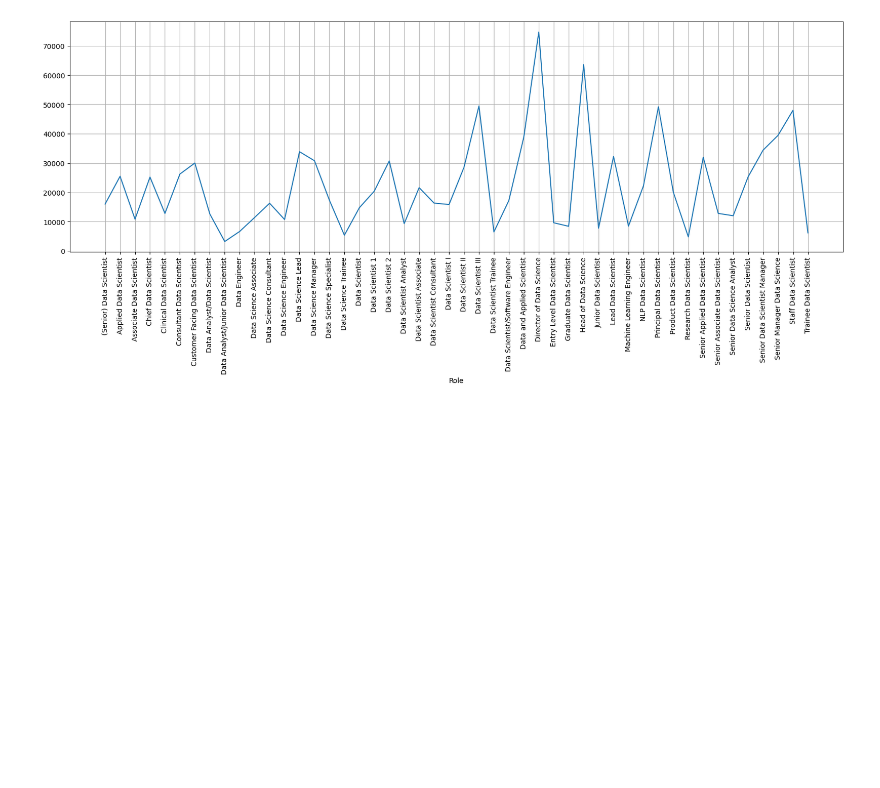
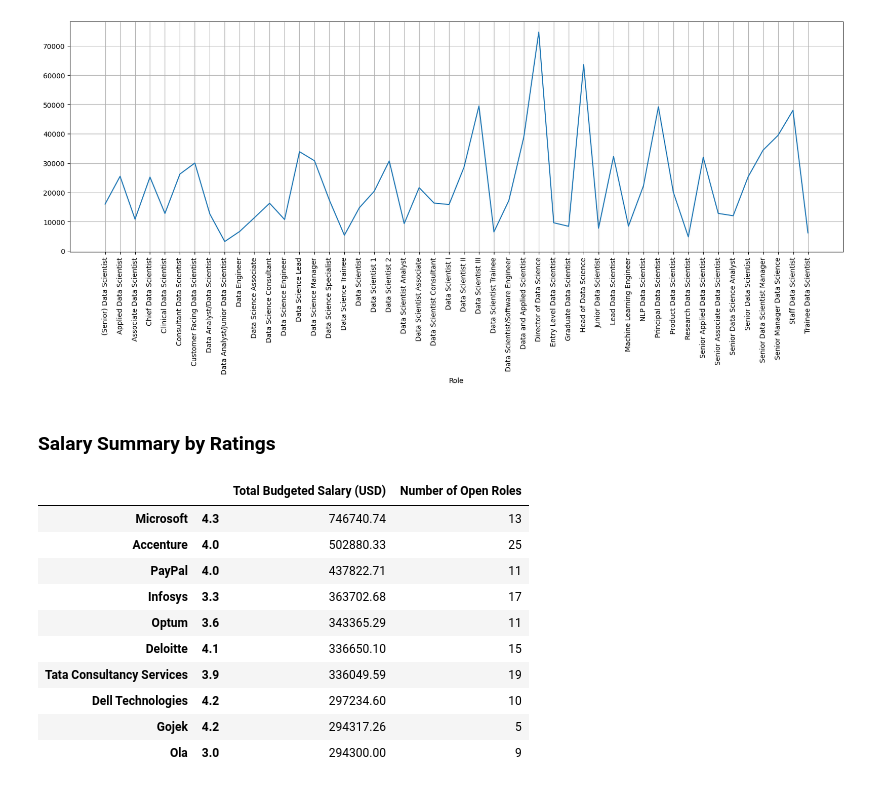
Before and after one commit to nivethasund/data-salaries, a Jupyter notebook: main_script.ipynb, the cells around one changed output. Drawn from its saved outputs; the diff is of its cells as text; code cells hidden in the pictures; blank space fills up the shorter version.

```diff
--- a/main_script.ipynb
+++ b/main_script.ipynb
@@ -86,3 +87,26 @@ plt.grid()
 plt.show()
 # %% [output]
 [figure]
+# %% [markdown]
+### Salary Summary by Ratings
+# %%
+company_grouped=data_final.groupby(["Company Name","Rating"])
+sum_pay = company_grouped["Average Salary Per Annum (USD)"].sum()
+count_roles = company_grouped["Role"].count()
+
+
+salary_summary=pd.DataFrame({"Total Budgeted Salary (USD)":sum_pay,"Number of Open Roles":count_roles},index=data_final.groupby(["Company Name", "Rating"]).groups.keys())
+salary_summary=salary_summary.sort_values(by="Total Budgeted Salary (USD)", ascending=False)
+salary_summary.head(10)
+# %% [output]
+|  |  | Total Budgeted Salary (USD) | Number of Open Roles |
+| Microsoft | 4.3 | 746740.74 | 13 |
+| Accenture | 4.0 | 502880.33 | 25 |
+| PayPal | 4.0 | 437822.71 | 11 |
+| Infosys | 3.3 | 363702.68 | 17 |
+| Optum | 3.6 | 343365.29 | 11 |
+| Deloitte | 4.1 | 336650.10 | 15 |
+| Tata Consultancy Services | 3.9 | 336049.59 | 19 |
+| Dell Technologies | 4.2 | 297234.60 | 10 |
+| Gojek | 4.2 | 294317.26 | 5 |
+| Ola | 3.0 | 294300.00 | 9 |
```
Also changed, not shown: parts of 4 cells of this notebook.
